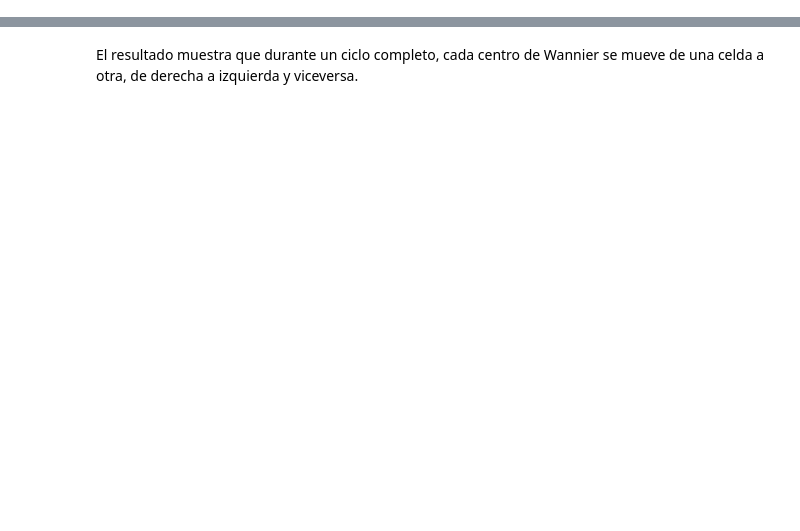
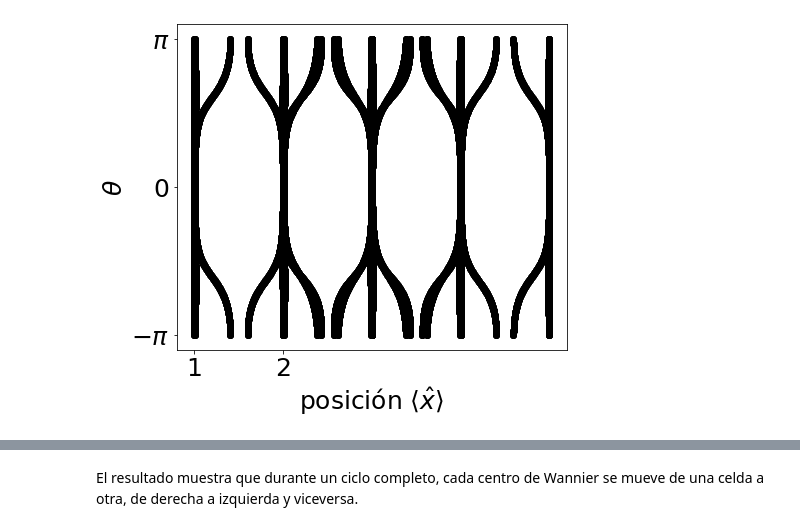
Before and after one commit to GamalielChavez/Bombeo-de-carga-en-nanohojuelas-de-grafeno, a Jupyter notebook: _sources/NB3_SS_Gama.ipynb, the cells around one changed output, grey strips where cells are left out. Cells and saved outputs as stored; diff of their text form; code cells hidden in the pictures; blank space fills up the shorter version.

```diff
--- a/_sources/NB3_SS_Gama.ipynb
+++ b/_sources/NB3_SS_Gama.ipynb
@@ -131,0 +182,19 @@ fig.savefig("WC66plot.png",dpi=300)
+# %%
+fig,ax = plt.subplots(ncols=1,nrows=1,figsize=(7,6))
+for n in range(27):
+#for n in range(int((6*L**2)/2)-1):
+ scatter( real(LwanflowX.T[n]) , θspan,color='k' )
+#xlabel(r'posición $\langle \hat{x}\rangle$',fontsize=25);
+#ylabel(r"tiempo $t/T$",fontsize=25);
+
+ax.set_yticks([-pi,0,pi])
+ax.set_yticklabels([r'$-\pi$',r'$0$',r'$\pi$'])
+xlabel(r'posición $\langle \hat{x}\rangle$',fontsize=25);
+ylabel(r'$\theta$',fontsize=25);
+
+xticks(arange(1,L),fontsize=25)
+yticks([-pi,0,pi],fontsize=25);
+
+fig.savefig("WC66scat.png",dpi=300)
+# %% [output]
+[figure, added]
```
Also changed, not shown: parts of 10 cells of this notebook, 14 other files.
